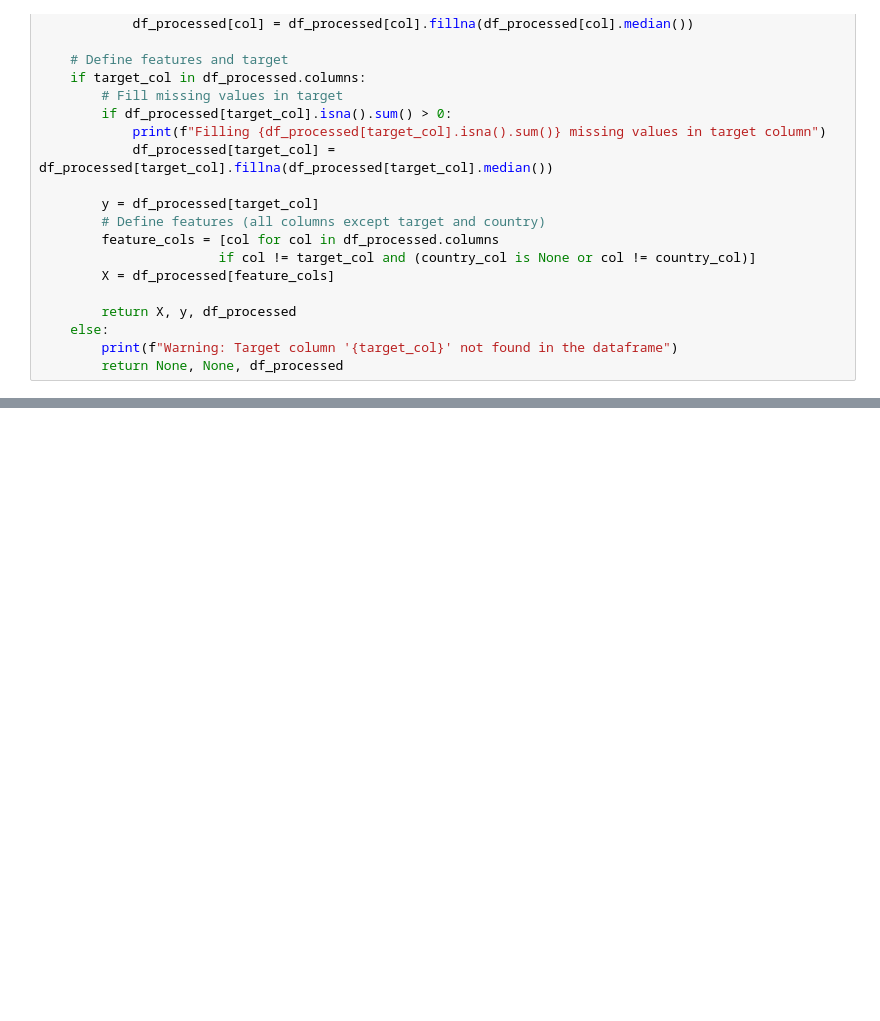
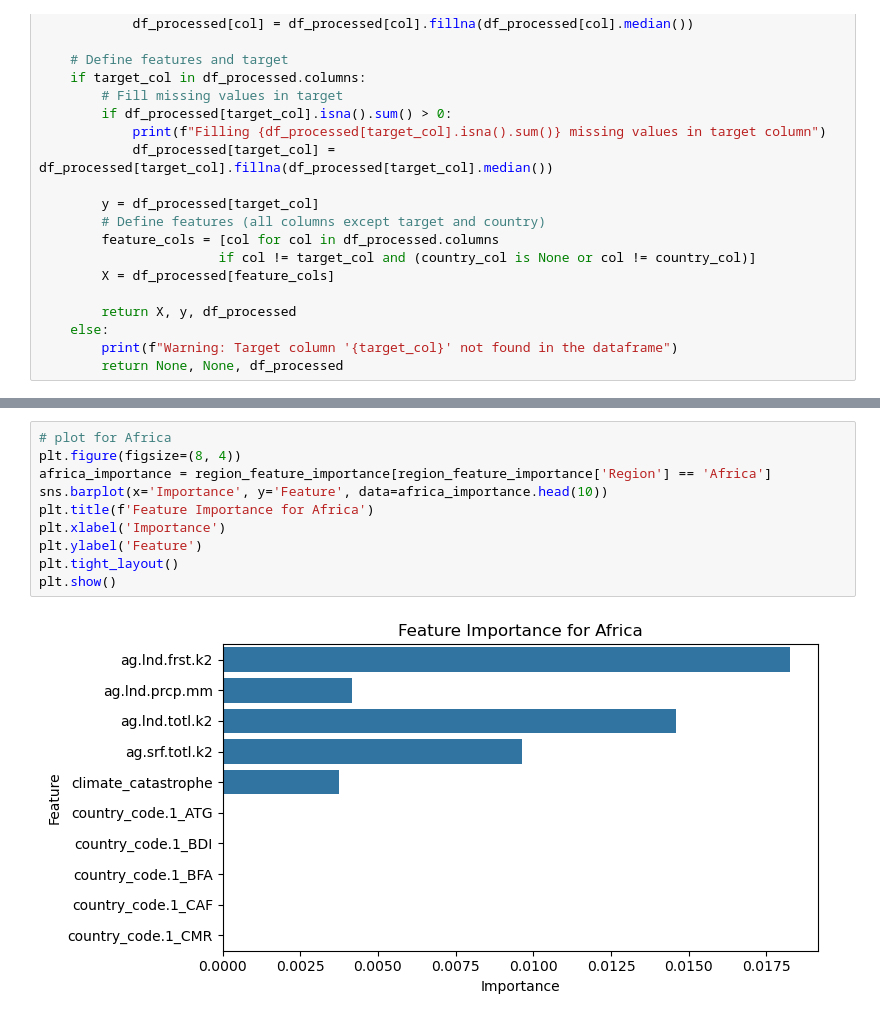
Before and after one commit to emijlop/climate-migration-project, a Jupyter notebook: 004_crossval_countries_A-H.ipynb, the cells around one changed output, grey strips where cells are left out. Drawn from its saved outputs; the diff is of its cells as text; blank space fills up the shorter version.

```diff
--- a/004_crossval_countries_A-H.ipynb
+++ b/004_crossval_countries_A-H.ipynb
@@ -381,0 +481,12 @@ plt.figure(figsize=(20, 15))
+# %%
+# plot for Africa
+plt.figure(figsize=(8, 4))
+africa_importance = region_feature_importance[region_feature_importance['Region'] == 'Africa']
+sns.barplot(x='Importance', y='Feature', data=africa_importance.head(10))
+plt.title(f'Feature Importance for Africa')
+plt.xlabel('Importance')
+plt.ylabel('Feature')
+plt.tight_layout()
+plt.show()
+# %% [output]
+[figure, added]
```
Also changed, not shown: parts of 14 cells of this notebook, 9 other files.
